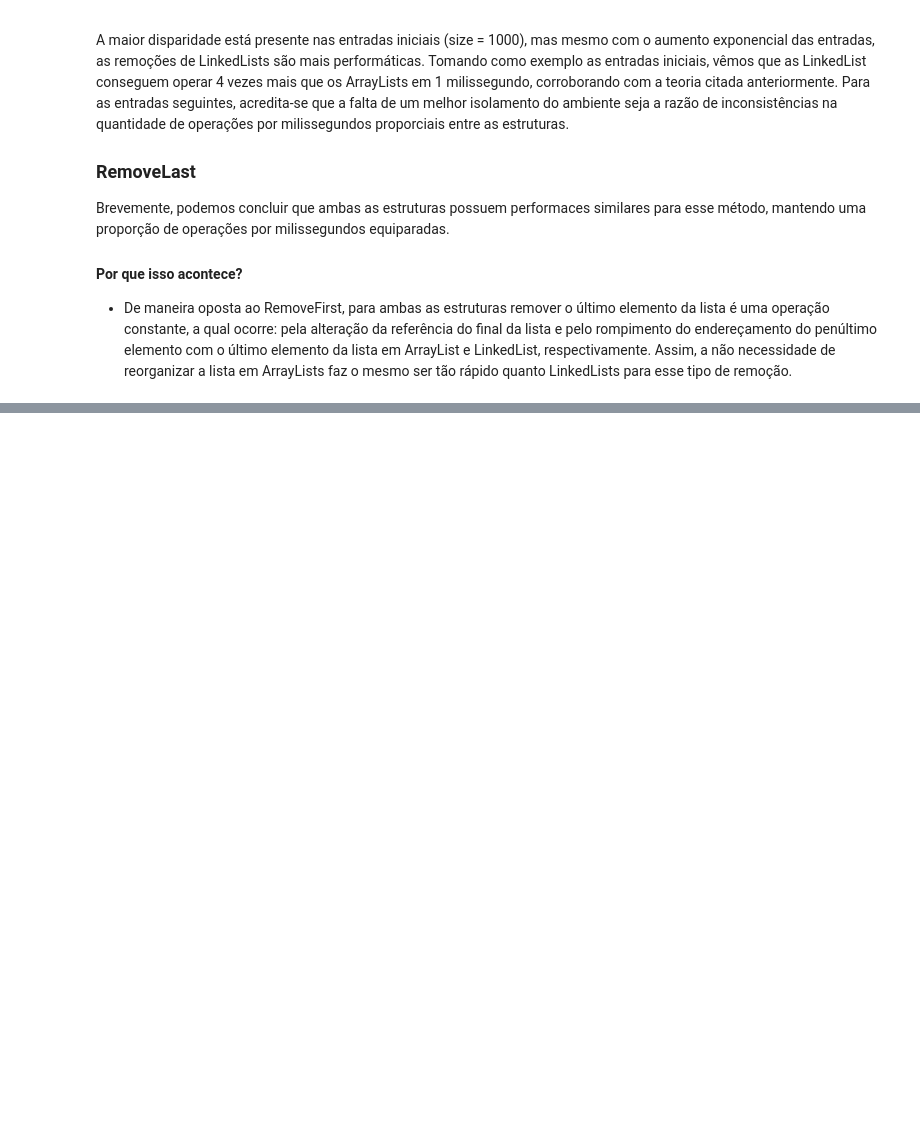
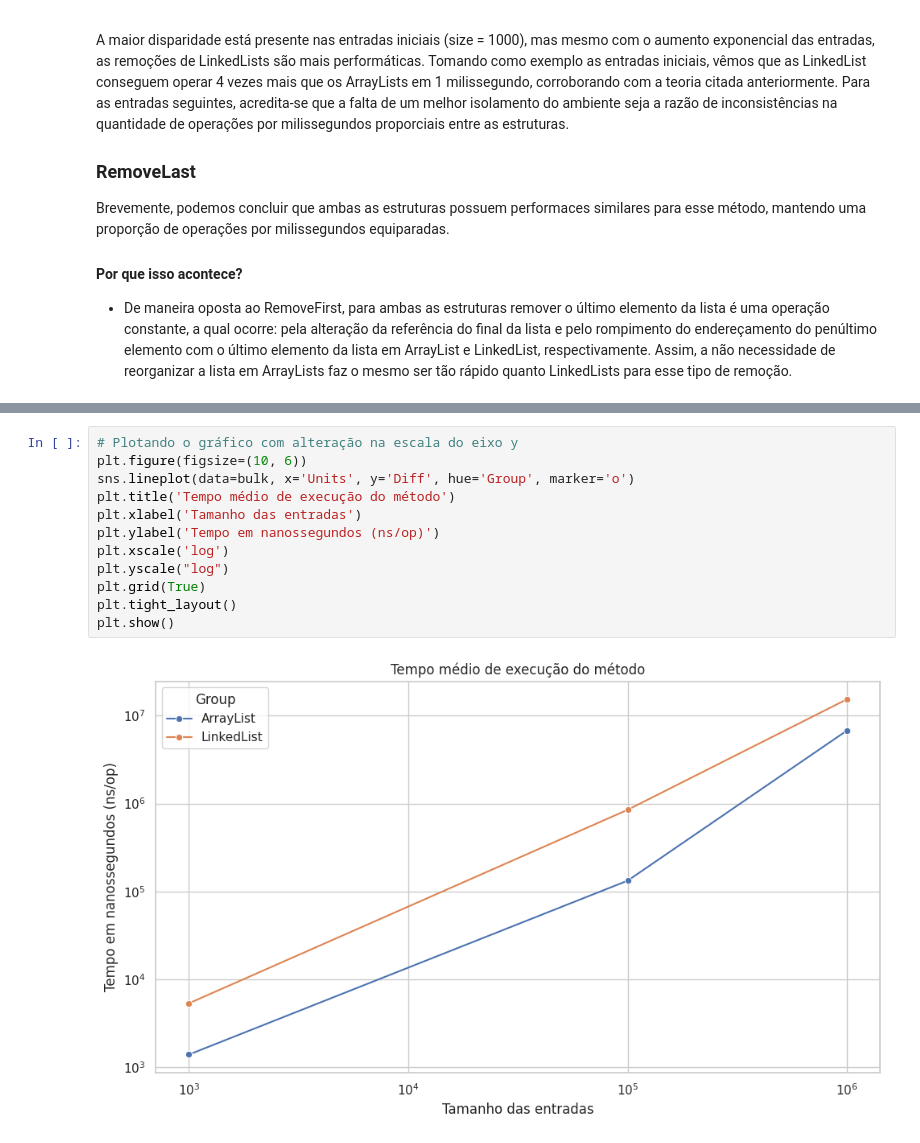
Before and after one commit to Darlan-Almeida/Benchmarks_Estrutura_De_Dados, a Jupyter notebook: notebook/analisys-arraylist-linkedlist.ipynb, the cells around one changed output, grey strips where cells are left out. Cells and saved outputs as stored; diff of their text form; blank space fills up the shorter version.

```diff
--- a/notebook/analisys-arraylist-linkedlist.ipynb
+++ b/notebook/analisys-arraylist-linkedlist.ipynb
@@ -207,0 +261,14 @@ Brevemente, podemos concluir que ambas as estruturas possuem performaces similar
+# %%
+# Plotando o gráfico com alteração na escala do eixo y
+plt.figure(figsize=(10, 6))
+sns.lineplot(data=bulk, x='Units', y='Diff', hue='Group', marker='o')
+plt.title('Tempo médio de execução do método')
+plt.xlabel('Tamanho das entradas')
+plt.ylabel('Tempo em nanossegundos (ns/op)')
+plt.xscale('log')
+plt.yscale("log")
+plt.grid(True)
+plt.tight_layout()
+plt.show()
+# %% [output]
+[figure, added]
```
Also changed, not shown: parts of 11 cells of this notebook, 3 other files.
